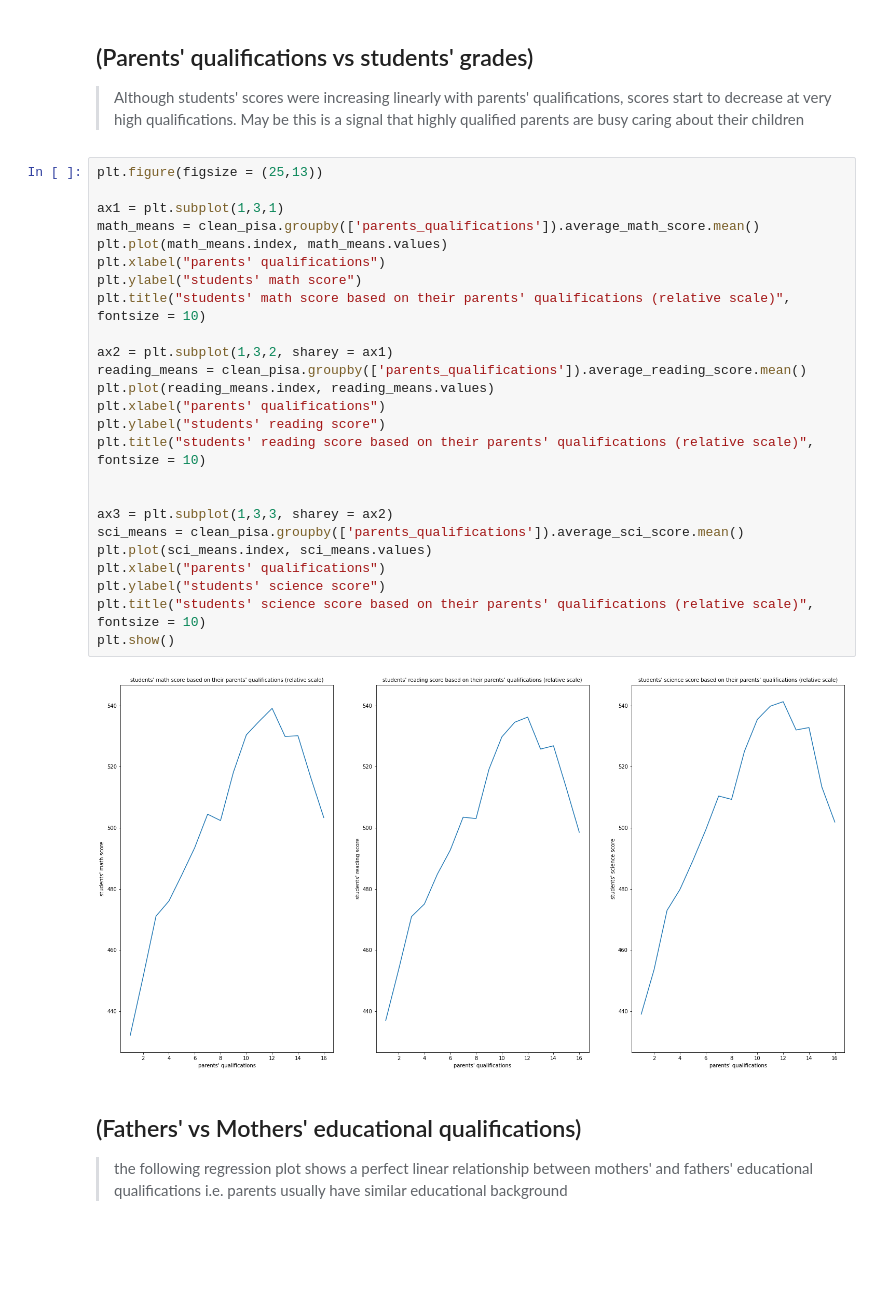
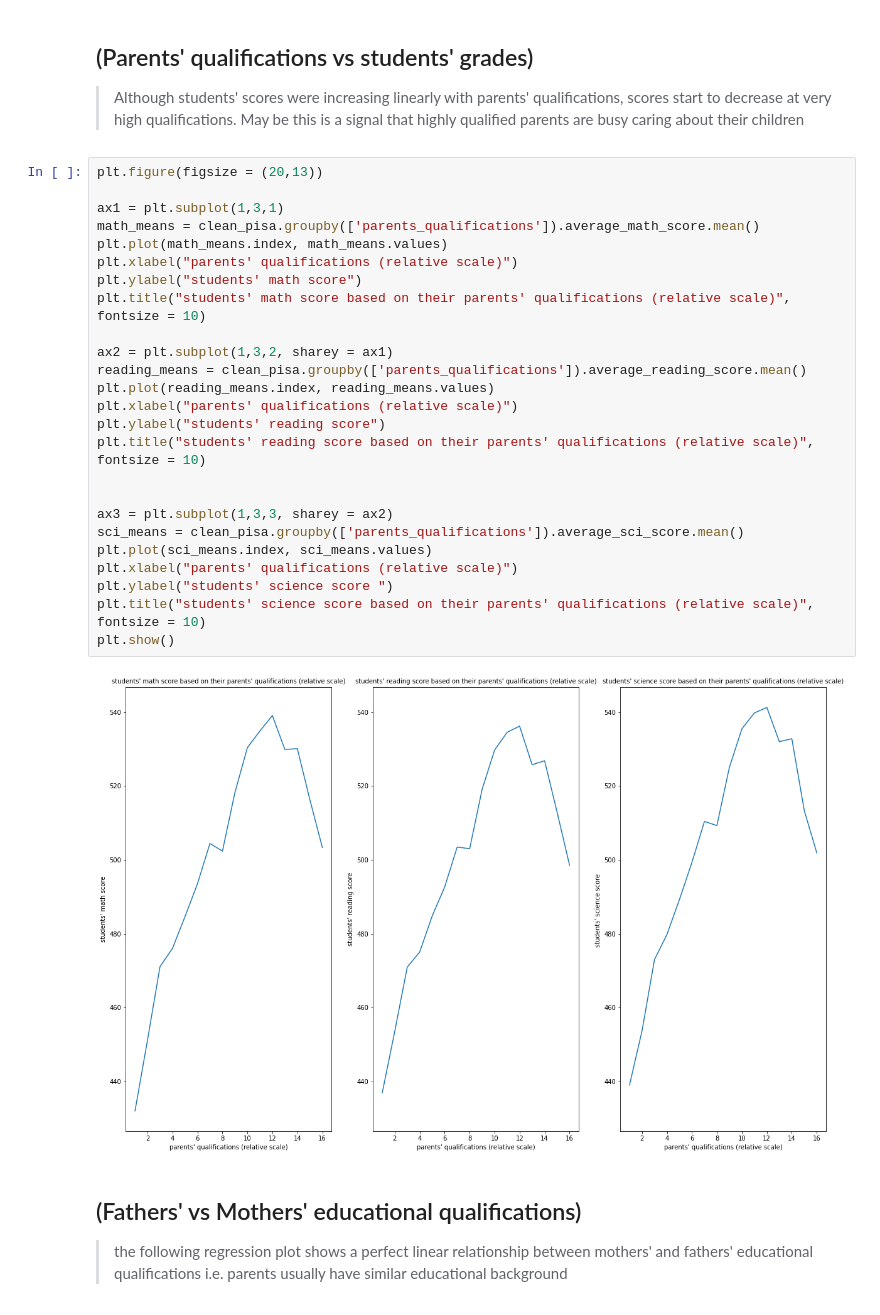
Before and after one commit to gadm21/AI, a Jupyter notebook: Data_science/visualization project/slide_deck.ipynb, the cells around one changed output. Drawn from its saved outputs; the diff is of its cells as text; blank space fills up the shorter version.

```diff
--- a/Data_science/visualization project/slide_deck.ipynb
+++ b/Data_science/visualization project/slide_deck.ipynb
@@ -41,32 +41,32 @@ that when the notebook is rendered as http slides, those cells won't show up.
 
 > Although students' scores were increasing linearly with parents' qualifications, scores start to decrease at very high qualifications. May be this is a signal that highly qualified parents are busy caring about their children
 # %%
-plt.figure(figsize = (25,13))
+plt.figure(figsize = (20,13))
 
 ax1 = plt.subplot(1,3,1)
 math_means = clean_pisa.groupby(['parents_qualifications']).average_math_score.mean()
 plt.plot(math_means.index, math_means.values)
-plt.xlabel("parents' qualifications")
+plt.xlabel("parents' qualifications (relative scale)")
 plt.ylabel("students' math score")
 plt.title("students' math score based on their parents' qualifications (relative scale)", fontsize = 10)
 
 ax2 = plt.subplot(1,3,2, sharey = ax1)
 reading_means = clean_pisa.groupby(['parents_qualifications']).average_reading_score.mean()
 plt.plot(reading_means.index, reading_means.values)
-plt.xlabel("parents' qualifications")
+plt.xlabel("parents' qualifications (relative scale)")
 plt.ylabel("students' reading score")
 plt.title("students' reading score based on their parents' qualifications (relative scale)", fontsize = 10)
 
 
 ax3 = plt.subplot(1,3,3, sharey = ax2)
 sci_means = clean_pisa.groupby(['parents_qualifications']).average_sci_score.mean()
 plt.plot(sci_means.index, sci_means.values)
-plt.xlabel("parents' qualifications")
-plt.ylabel("students' science score")
+plt.xlabel("parents' qualifications (relative scale)")
+plt.ylabel("students' science score ")
 plt.title("students' science score based on their parents' qualifications (relative scale)", fontsize = 10)
 plt.show()
 # %% [output]
-[figure, old version]
+[figure, new version]
 # %% [markdown]
 ## (Fathers' vs Mothers' educational qualifications)
 
```
Also changed, not shown: parts of 1 cell of this notebook.
